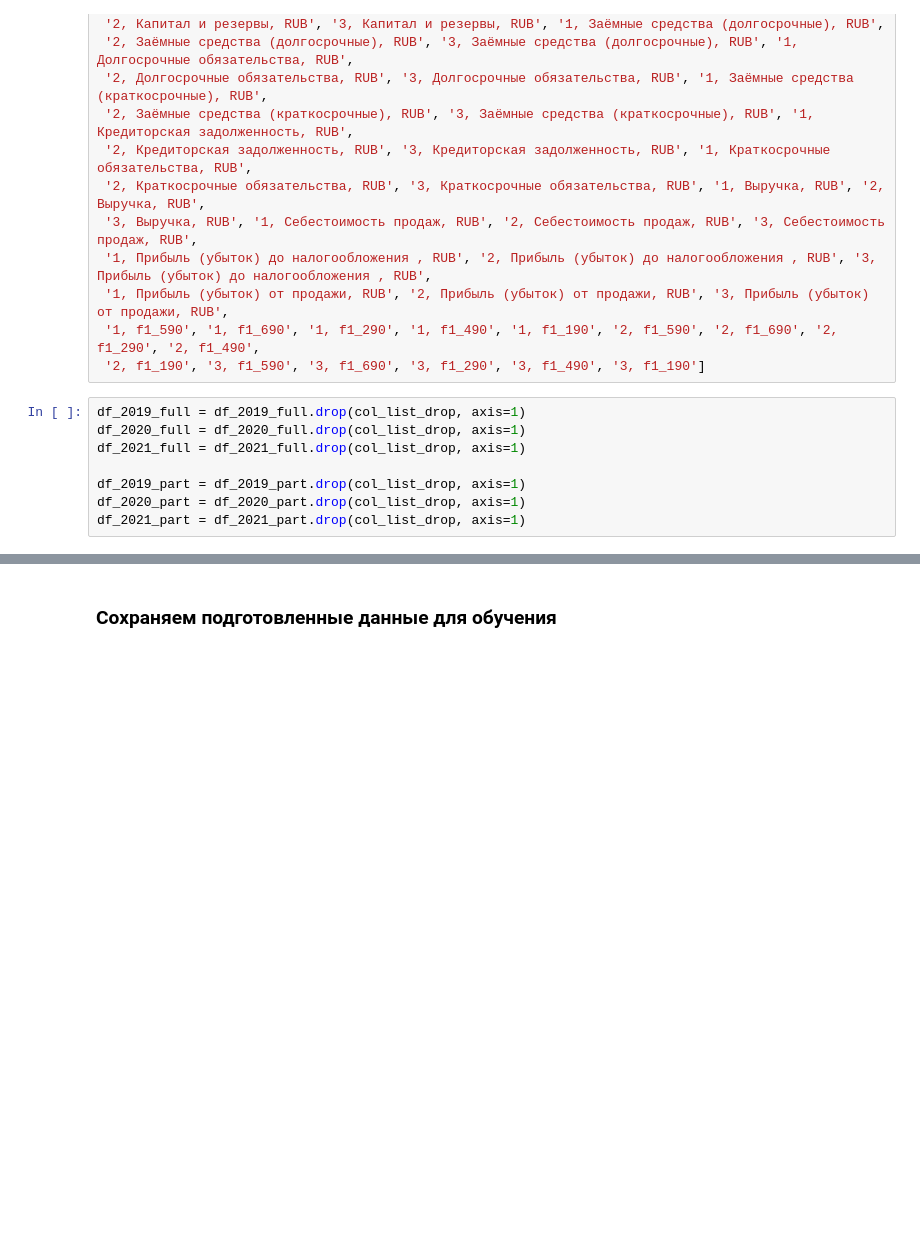
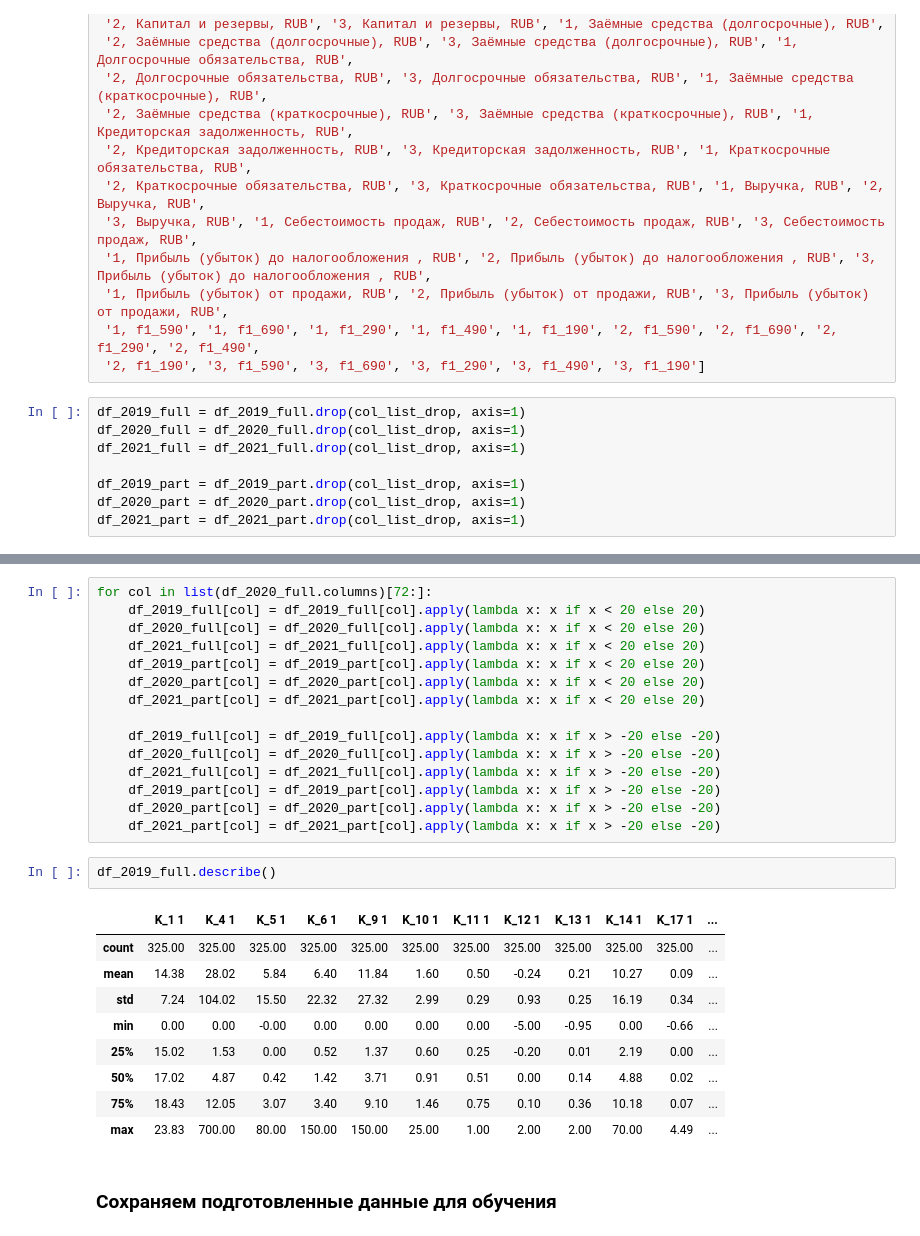
Before and after one commit to avfawkes/Hackathon_Severstal, a Jupyter notebook: 1. Анализ Контрагентов 2021 итоговый вариант.ipynb, the cells around one changed output, grey strips where cells are left out. Cells and saved outputs as stored; diff of their text form; blank space fills up the shorter version.

```diff
--- a/1. Анализ Контрагентов 2021 итоговый вариант.ipynb
+++ b/1. Анализ Контрагентов 2021 итоговый вариант.ipynb
@@ -1043,3 +1060,30 @@ df_2021_part = df_2021_part.drop(col_list_drop, axis=1)
+# %%
+for col in list(df_2020_full.columns)[72:]:
+    df_2019_full[col] = df_2019_full[col].apply(lambda x: x if x < 20 else 20)
+    df_2020_full[col] = df_2020_full[col].apply(lambda x: x if x < 20 else 20)
+    df_2021_full[col] = df_2021_full[col].apply(lambda x: x if x < 20 else 20)
+    df_2019_part[col] = df_2019_part[col].apply(lambda x: x if x < 20 else 20)
+    df_2020_part[col] = df_2020_part[col].apply(lambda x: x if x < 20 else 20)
+    df_2021_part[col] = df_2021_part[col].apply(lambda x: x if x < 20 else 20)
+
+    df_2019_full[col] = df_2019_full[col].apply(lambda x: x if x > -20 else -20)
+    df_2020_full[col] = df_2020_full[col].apply(lambda x: x if x > -20 else -20)
+    df_2021_full[col] = df_2021_full[col].apply(lambda x: x if x > -20 else -20)
+    df_2019_part[col] = df_2019_part[col].apply(lambda x: x if x > -20 else -20)
+    df_2020_part[col] = df_2020_part[col].apply(lambda x: x if x > -20 else -20)
+    df_2021_part[col] = df_2021_part[col].apply(lambda x: x if x > -20 else -20)
+# %%
+df_2019_full.describe()
+# %% [output]
+|  | K_1 1 | K_4 1 | K_5 1 | K_6 1 | K_9 1 | K_10 1 | K_11 1 | K_12 1 | K_13 1 | K_14 1 | K_17 1 | ... |
+| count | 325.00 | 325.00 | 325.00 | 325.00 | 325.00 | 325.00 | 325.00 | 325.00 | 325.00 | 325.00 | 325.00 | ... |
+| mean | 14.38 | 28.02 | 5.84 | 6.40 | 11.84 | 1.60 | 0.50 | -0.24 | 0.21 | 10.27 | 0.09 | ... |
+| std | 7.24 | 104.02 | 15.50 | 22.32 | 27.32 | 2.99 | 0.29 | 0.93 | 0.25 | 16.19 | 0.34 | ... |
+| min | 0.00 | 0.00 | -0.00 | 0.00 | 0.00 | 0.00 | 0.00 | -5.00 | -0.95 | 0.00 | -0.66 | ... |
+| 25% | 15.02 | 1.53 | 0.00 | 0.52 | 1.37 | 0.60 | 0.25 | -0.20 | 0.01 | 2.19 | 0.00 | ... |
+| 50% | 17.02 | 4.87 | 0.42 | 1.42 | 3.71 | 0.91 | 0.51 | 0.00 | 0.14 | 4.88 | 0.02 | ... |
+| 75% | 18.43 | 12.05 | 3.07 | 3.40 | 9.10 | 1.46 | 0.75 | 0.10 | 0.36 | 10.18 | 0.07 | ... |
+| max | 23.83 | 700.00 | 80.00 | 150.00 | 150.00 | 25.00 | 1.00 | 2.00 | 2.00 | 70.00 | 4.49 | ... |
 # %% [markdown]
 ### Сохраняем подготовленные данные для обучения
 # %% [markdown]
```
Also changed, not shown: parts of 5 cells of this notebook, 6 other files.
